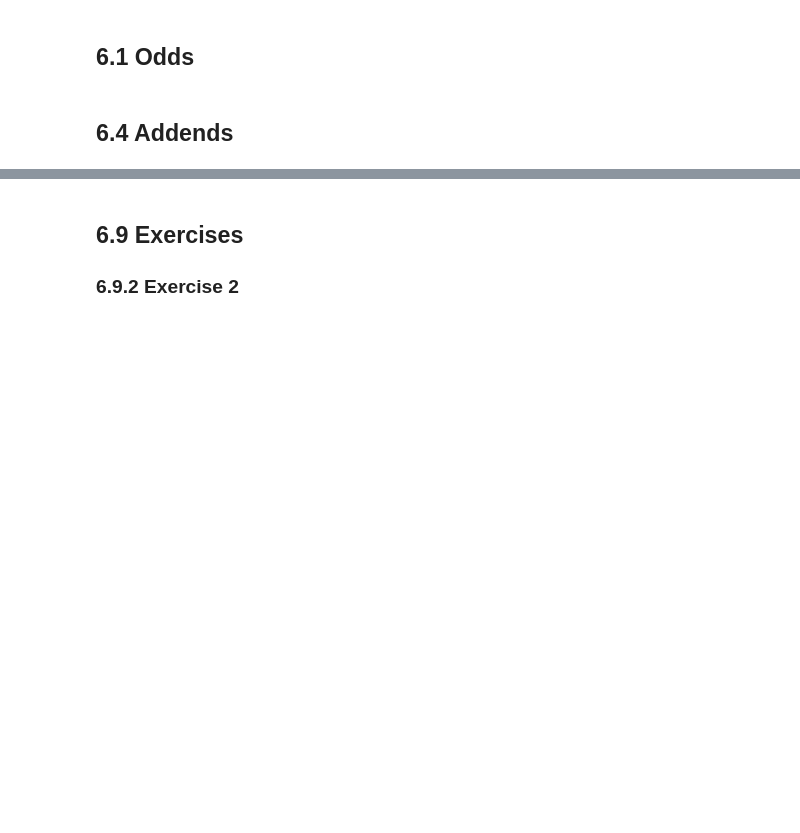
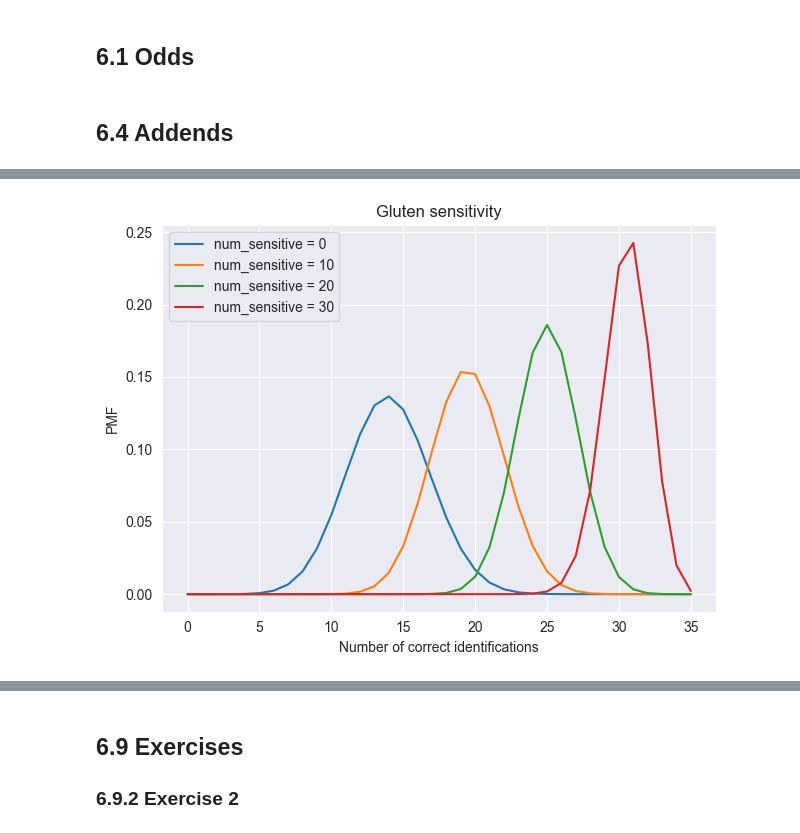
Before and after one commit to Xupeiyi/think-bayes, a Jupyter notebook: chapter6.ipynb, the cells around one changed output, grey strips where cells are left out. Cells and saved outputs as stored; diff of their text form; code cells hidden in the pictures; blank space fills up the shorter version.

```diff
--- a/chapter6.ipynb
+++ b/chapter6.ipynb
@@ -18,0 +48,15 @@ def make_die(sides):
+# %%
+table = pd.DataFrame()
+for num_sensitive in range(0, num_subject + 1):
+    num_insensitive = num_subject - num_sensitive
+    dist_sensitive_correct = make_binomial(num_sensitive, 0.95)
+    dist_insensitive_correct = make_binomial(num_insensitive, 0.4)
+    dist_total_correct = Pmf.add_dist(
+        dist_sensitive_correct,
+        dist_insensitive_correct
+    )
+    table[num_sensitive] = dist_total_correct
+
+# columns are the number of sensitive subjects
+# rows are the number of correct identifications
+table.head(3)
@@ -18,0 +69,13 @@ def make_die(sides):
+# %%
+table[0].plot(label='num_sensitive = 0')
+table[10].plot(label='num_sensitive = 10')
+table[20].plot(label='num_sensitive = 20')
+table[30].plot(label='num_sensitive = 30')
+
+decorate(
+    xlabel='Number of correct identifications',
+    ylabel='PMF',
+    title='Gluten sensitivity'
+)
+# %% [output]
+[figure, added]
```
Also changed, not shown: parts of 6 cells of this notebook.
